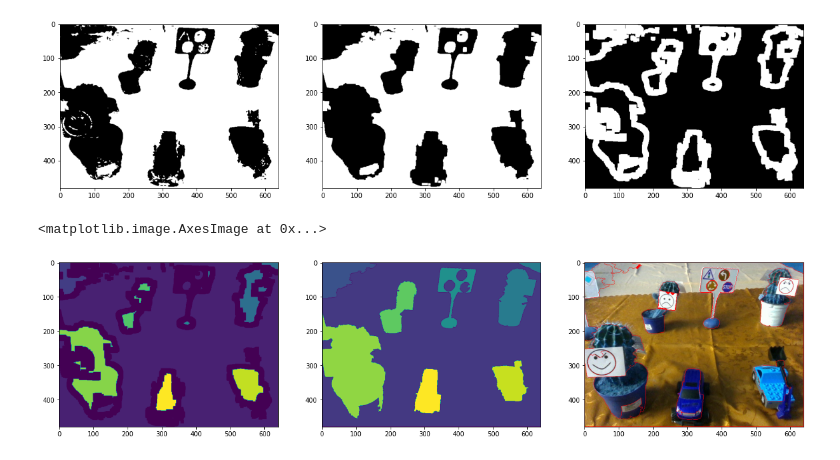
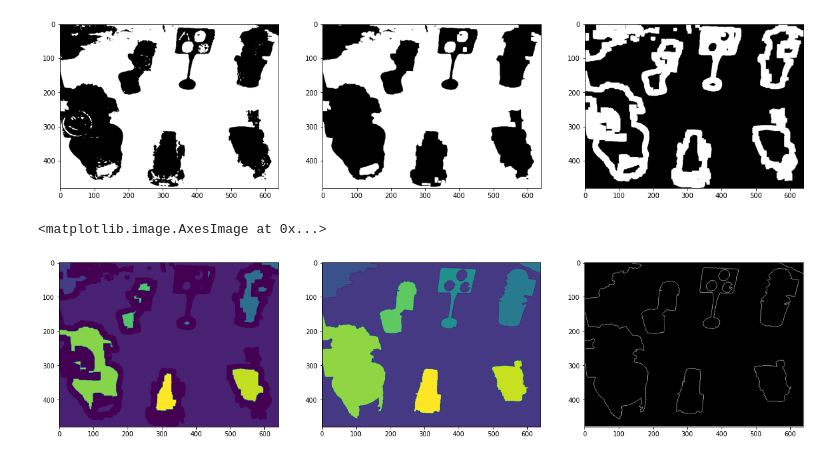
Before and after one commit to szykry/CVML_HW, a Jupyter notebook: CVML_HW.ipynb, the cells around one changed output. Saved outputs shown, nothing was run; the diff lists cells and outputs as text; code cells hidden in the pictures.

Commit message:
put watershed down

```diff
--- a/CVML_HW.ipynb
+++ b/CVML_HW.ipynb
@@ -296,23 +303,24 @@ plt.imshow(unknown,cmap='gray')
 # %%
 ret, markers = cv2.connectedComponents(bg)
 markers=markers+1
 markers[unknown==255] = 0
 plt.figure(figsize=(21,21))
 plt.subplot(1,3,1)
 plt.imshow(markers)
 
-imgBGR2=imgBGR
+imgBGR = cv2.imread("../HW/g3/rgb/136.jpg")
 
-markers = cv2.watershed(imgBGR2,markers)
-imgBGR2[markers == -1] = [255,0,0]
+markers = cv2.watershed(imgBGR,markers)
+imgBGR[::] =[0,0,0]
+imgBGR[markers == -1] = [255,255,255]
 
 plt.subplot(1,3,2)
 plt.imshow(markers)
 plt.subplot(1,3,3)
-plt.imshow(imgBGR2)
+plt.imshow(imgBGR)
 # %% [output]
 <matplotlib.image.AxesImage at 0x...>
-[figure, old version]
+[figure, new version]
 # %%
 # markers2 = cv2.cvtColor(markers,cv2.COLOR_BGR2GRAY)
 
```
Also changed, not shown: parts of 6 cells of this notebook.
